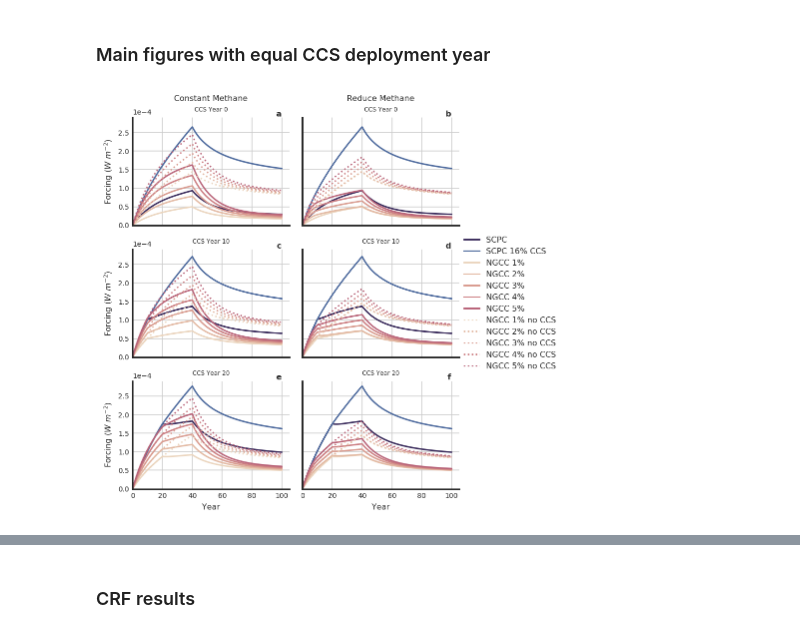
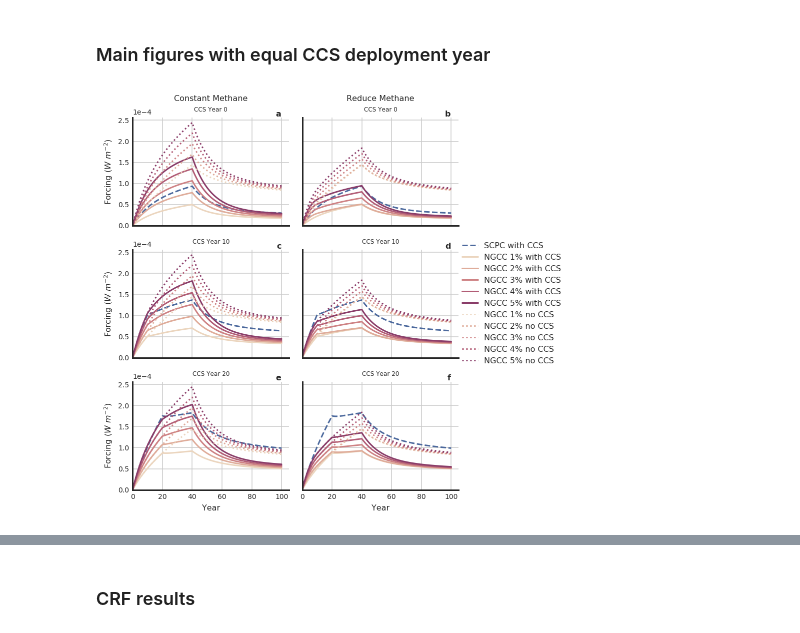
Before and after one commit to gschivley/CCS-climate, a Jupyter notebook: Notebooks/Forcing Calculations.ipynb, the cells around one changed output, grey strips where cells are left out. Saved outputs shown, nothing was run; the diff lists cells and outputs as text; code cells hidden in the pictures.

```diff
--- a/Notebooks/Forcing Calculations.ipynb
+++ b/Notebooks/Forcing Calculations.ipynb
@@ -68,7 +69,7 @@ matplotlib 2.1.2
 ## Create emissions data
 Skip to `Import data` if you created emissions data in the Jupyter notebook.
 # %%
-start_years = [0, 10, 20]
+start_years = [0, 10, 20, 40]
 emissions_df = pd.concat(emissions(CCS_start=year,
                                    leak_values=range(1, 11),
                                    year_to_90CCS=year)
@@ -316,70 +402,46 @@ def replace_methane(df, original, new):
 # %%
 with sns.axes_style('white', {'axes.linewidth': 1.5,
                               'axes.grid': True}):
-    coal_90 = idx['Coal', 'SCPC', '-', '90%', :, :]
+    coal_90 = idx['Coal', 'SCPC', '-', '90%', [0, 10, 20], :]
     coal_16 = idx['Coal', 'SCPC', '-', '16%', :, :]
     coal_16_90 = idx['Coal', 'SCPC', '-', '16%-90%', :, :]
     coal_scenarios = ([RF.loc[coal_90, :]
                       .reset_index()
                       .replace({'Methane': '-'},
                                {'Methane': 'Reduce'})
-#                       .replace({'Leak': 'SCPC'},
-#                                {'Leak': 'SCPC 90% CCS'})
+                      .replace({'Leak': 'SCPC'},
+                               {'Leak': 'SCPC with CCS'})
                        ,
                        RF.loc[coal_90, :]
                       .reset_index()
                       .replace({'Methane': '-'},
                                {'Methane': 'Constant'})
-#                       .replace({'Leak': 'SCPC'},
-#                                {'Leak': 'SCPC 90% CCS'})
+                      .replace({'Leak': 'SCPC'},
+                               {'Leak': 'SCPC with CCS'})
                        ,
-                       RF.loc[coal_16, :]
-                      .reset_index()
-                      .replace({'Methane': '-'},
-                               {'Methane': 'Reduce'})
-                      .replace({'Leak': 'SCPC'},
-                               {'Leak': 'SCPC 16% CCS'}),
-                       RF.loc[coal_16, :]
-                      .reset_index()
-                      .replace({'Methane': '-'},
-                               {'Methane': 'Constant'})
-                      .replace({'Leak': 'SCPC'},
-                               {'Leak': 'SCPC 16% CCS'}),
-#                        RF.loc[coal_16_90, :]
-#                       .reset_index()
-#                       .replace({'Methane': '-'},
-#                                {'Methane': 'Reduce'})
-#                       .replace({'Leak': 'SCPC'},
-#                                {'Leak': 'SCPC 16%-90% CCS'}),
-#                        RF.loc[coal_16_90, :]
-#                       .reset_index()
-#                       .replace({'Methane': '-'},
-#                                {'Methane': 'Constant'})
-#                       .replace({'Leak': 'SCPC'},
-#                                {'Leak': 'SCPC 16%-90% CCS'})
                       ])
 
-    ng_90 = idx['NG', :, :, '90%', :, :]
-    ng_0 = idx['NG', :, :, '0%', :, :]
+    ng_90 = idx['NG', :, :, '90%', [0, 10, 20], :]
+    ng_0 = idx['NG', :, :, '0%', [0, 10, 20], :]
     leaks = ['NGCC {}%'.format(x) for x in range(1, 6)]
 
 
-    ng_scenarios = [replace_methane(RF.loc[idx['NG', x, :, '0%', :, :]], x, '{} no CCS'.format(x))
+    ng_scenarios = [replace_methane(RF.loc[idx['NG', x, :, '0%', [0, 10, 20], :]], x, '{} no CCS'.format(x))
                     for x in leaks]
-    ng_scenarios.append(RF.loc[ng_90].reset_index())
-
+    ng_scenarios_ccs = [replace_methane(RF.loc[idx['NG', x, :, '90%', [0, 10, 20], :]], x, '{} with CCS'.format(x))
+                    for x in leaks]
 
     # Combine all scenarios into a single dataframe
-    df = pd.concat(coal_scenarios + ng_scenarios)
+    df = pd.concat(coal_scenarios + ng_scenarios + ng_scenarios_ccs)
 
     # Create a palette of colors for the scenarios
-    colors = (sns.cubehelix_palette(2, start=0.4, rot=-.5, light=0.4, dark=0.2, hue=1, reverse=True)
-              + sns.cubehelix_palette(5, start=0.2, hue=1, light=0.85, dark=0.5)
-              + sns.cubehelix_palette(5, start=0.2, hue=1, light=0.85, dark=0.5))
-    hue_order = (['SCPC', 'SCPC 16% CCS']
-                 + leaks
+    colors = (sns.cubehelix_palette(1, start=0.4, rot=-.5, light=0.4, dark=0.25, hue=1, reverse=True)
+              + sns.cubehelix_palette(5, start=0.2, hue=1, light=0.85, dark=0.35)
+              + sns.cubehelix_palette(5, start=0.2, hue=1, light=0.85, dark=0.35))
+    hue_order = (['SCPC with CCS']
+                 + ['{} with CCS'.format(x) for x in leaks]#leaks
                  + ['{} no CCS'.format(x) for x in leaks])
-    markers = ['-'] * 7 + [':'] * 5
+    markers = ['--'] + ['-'] * 5 + [':'] * 5
     col_order = ['Constant', 'Reduce']
 
     # Use FaceGrid to manage the figure layout
@@ -396,38 +458,37 @@ with sns.axes_style('white', {'axes.linewidth': 1.5,
     g.set(ylim=(0,None), xlim=(0,None))
 
     # Clear previous title and set y-axis to scientific notation
     for ax in g.axes.flat:
         plt.setp(ax.texts, text="")
         ax.ticklabel_format(style='sci', scilimits=(0,0), axis='y')
         ax.tick_params(axis='both', which='both',
                        labelsize=7)
         ax.yaxis.offsetText.set_fontsize(7)
-#         ax.yaxis.set_major_formatter(mf)
 
     # Add figure labels separately so they don't get cleared
     for ax, label in zip(g.axes.flat, 'abcdef'):
 #         plt.text(0.85, 0.79, label, fontsize=8, weight='bold',
 #                  transform=ax.transAxes)
         ax.text(.95, 1.01, label, fontsize=8, weight='bold',
                  transform=ax.transAxes, ha='right')
 
         if label == 'a':
             ax.text(0.5, 1.15, 'Constant Methane', ha='center',
                     transform=ax.transAxes, size=8)
         if label == 'b':
             ax.text(0.5, 1.15, 'Reduce Methane', ha='center',
                     transform=ax.transAxes, size=8)
 
     # Custom title template
-    g.set_titles(template="CCS Year {row_name}",# {col_name} Methane",
+    g.set_titles(template="CCS Year {row_name}",
                  size=6)
 
 
 
-    path = join(fig_path, 'RF test.pdf')
-#     plt.savefig(path, bbox_inches='tight')
+    path = join(fig_path, 'RF curves.pdf')
+    plt.savefig(path, bbox_inches='tight')
 # %% [output]
-[figure, old version]
+[figure, new version]
 # %%
 with sns.axes_style('white', {'axes.linewidth': 1.5,
                               'axes.grid': True}):
```
Also changed, not shown: parts of 26 cells of this notebook.
